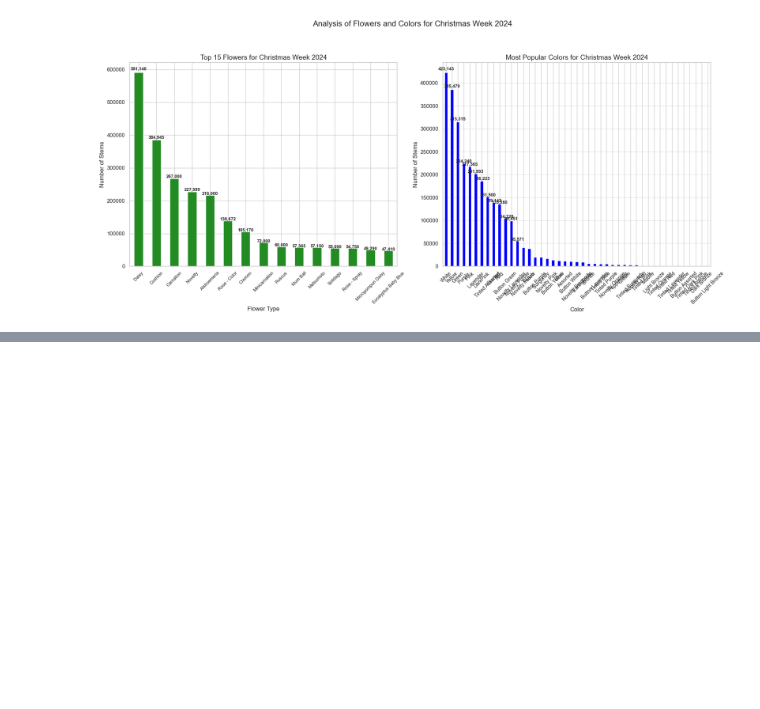
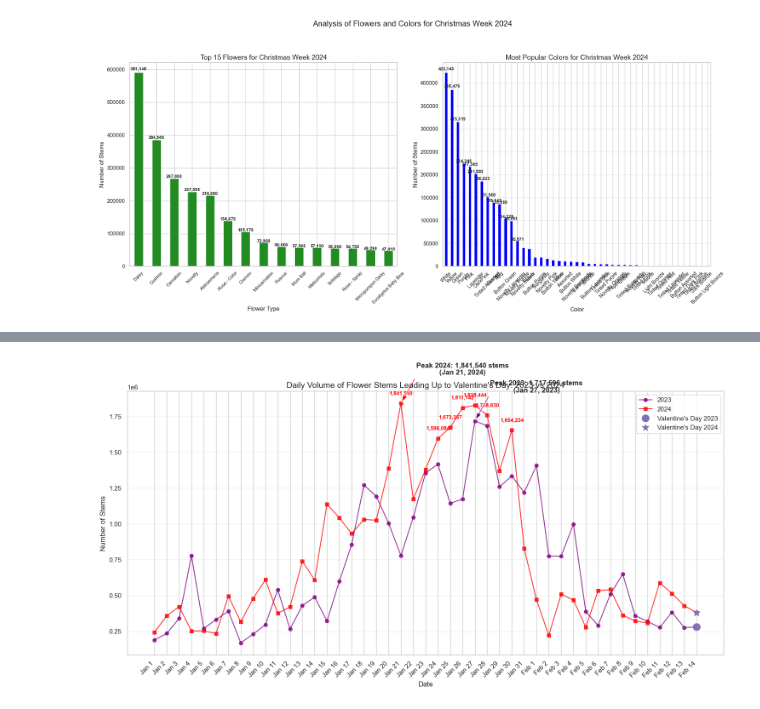
Before and after one commit to anamacam/ML_stems_predict, a Jupyter notebook: notebooks/EDA_holidays.ipynb, the cells around one changed output, grey strips where cells are left out. Saved outputs shown, nothing was run; the diff lists cells and outputs as text; code cells hidden in the pictures; blank space fills up the shorter version.

```diff
--- a/notebooks/EDA_holidays.ipynb
+++ b/notebooks/EDA_holidays.ipynb
@@ -589,0 +668,94 @@ plt.show()
+# %%
+# Comparing Valentine's Day Stem Volume between 2023-2024
+# Filter data for Valentine's Day periods in 2023-2024
+valentine_2023 = df[(df['Year'] == 2023) &
+                     (((df['Month'] == 1)) |
+                     ((df['Month'] == 2) & (df['Day'] <= 14)))]
+
+# Group by date and sum the stems for each year
+daily_stems_valentine_2023 = valentine_2023.groupby(['Month', 'Day'])['Stems'].sum().reset_index()
+daily_stems_valentine_2023['date'] = pd.to_datetime('2023-' +
+                                           daily_stems_valentine_2023['Month'].astype(str).str.zfill(2) + '-' +
+                                           daily_stems_valentine_2023['Day'].astype(str).str.zfill(2))
+daily_stems_valentine_2023 = daily_stems_valentine_2023.sort_values('date')
+
+# Create a comparison plot
+plt.figure(figsize=(15, 8))
+
+# Plot both years using line plots for better comparison
+plt.plot(range(len(daily_stems_valentine_2023)), daily_stems_valentine_2023['Stems'],
+         marker='o', linestyle='-', color='purple', alpha=0.8, label='2023')
+
+# We'll use the valentine data from cell 2 for 2024
+# First check if we already have valentine_period_2024 defined from previous cells
+if 'valentine_period_2024' in globals():
+    # Use the data to create daily stems if not already created
+    daily_stems_valentine_2024 = valentine_period_2024.groupby(['Month', 'Day'])['Stems'].sum().reset_index()
+    daily_stems_valentine_2024['date'] = pd.to_datetime('2024-' +
+                                                   daily_stems_valentine_2024['Month'].astype(str).str.zfill(2) + '-' +
+                                                   daily_stems_valentine_2024['Day'].astype(str).str.zfill(2))
+    daily_stems_valentine_2024 = daily_stems_valentine_2024.sort_values('date')
+
+plt.plot(range(len(daily_stems_valentine_2024)), daily_stems_valentine_2024['Stems'],
+         marker='s', linestyle='-', color='red', alpha=0.8, label='2024')
+
+# Add Valentine's Day 2023 marker
+valentine_idx_2023 = daily_stems_valentine_2023[
+    (daily_stems_valentine_2023['Month'] == 2) &
+    (daily_stems_valentine_2023['Day'] == 14)
+].index
+if not valentine_idx_2023.empty:
+    valentine_idx_2023 = valentine_idx_2023[0]
+    plt.plot(valentine_idx_2023, daily_stems_valentine_2023.iloc[valentine_idx_2023]['Stems'],
+             'mo', markersize=12, label="Valentine's Day 2023")
+
+# Add Valentine's Day 2024 marker
+valentine_idx_2024 = daily_stems_valentine_2024[
+    (daily_stems_valentine_2024['Month'] == 2) &
+    (daily_stems_valentine_2024['Day'] == 14)
+].index
+if not valentine_idx_2024.empty:
+    valentine_idx_2024 = valentine_idx_2024[0]
+    plt.plot(valentine_idx_2024, daily_stems_valentine_2024.iloc[valentine_idx_2024]['Stems'],
+             'm*', markersize=12, label="Valentine's Day 2024")
+
+# Format x-axis labels for 2023 (use these as reference)
+date_labels = [f"{d.month_name()[:3]} {d.day}" for d in daily_stems_valentine_2023['date']]
+plt.xticks(range(len(date_labels)), date_labels, rotation=45, ha='right')
+
+# Add labels and title
+plt.title('Daily Volume of Flower Stems Leading Up to Valentine\'s Day: 2023 vs 2024', fontsize=14)
+plt.xlabel('Date', fontsize=12)
+plt.ylabel('Number of Stems', fontsize=12)
+plt.grid(axis='y', alpha=0.3)
+plt.legend()
+
+# Highlight key peaks for 2024
+for i, v in enumerate(daily_stems_valentine_2024['Stems']):
+    if v > 1500000:  # Highlight significant peaks
+        plt.text(i, v + 50000, f'{v:,}', ha='center', va='bottom', fontweight='bold', fontsize=9, color='red')
+
+# Add annotation comparing the peak volumes between years
+peak_2023 = daily_stems_valentine_2023['Stems'].max()
+peak_2024 = daily_stems_valentine_2024['Stems'].max()
+peak_idx_2023 = daily_stems_valentine_2023['Stems'].idxmax()
+peak_idx_2024 = daily_stems_valentine_2024['Stems'].idxmax()
+peak_date_2023 = daily_stems_valentine_2023.iloc[peak_idx_2023]['date'].strftime('%b %d, %Y')
+peak_date_2024 = daily_stems_valentine_2024.iloc[peak_idx_2024]['date'].strftime('%b %d, %Y')
+
+plt.annotate(f"Peak 2023: {peak_2023:,} stems\n({peak_date_2023})",
+             xy=(peak_idx_2023, peak_2023), xycoords='data',
+             xytext=(peak_idx_2023+5, peak_2023+200000), textcoords='data',
+             arrowprops=dict(facecolor='purple', shrink=0.05, width=2, headwidth=8),
+             ha='center', fontweight='bold')
+
+plt.annotate(f"Peak 2024: {peak_2024:,} stems\n({peak_date_2024})",
+             xy=(peak_idx_2024, peak_2024), xycoords='data',
+             xytext=(peak_idx_2024+5, peak_2024+200000), textcoords='data',
+             arrowprops=dict(facecolor='red', shrink=0.05, width=2, headwidth=8),
+             ha='center', fontweight='bold')
+
+plt.tight_layout()
+plt.show()
+# %% [output]
+[figure, added]
```
Also changed, not shown: parts of 8 cells of this notebook.
